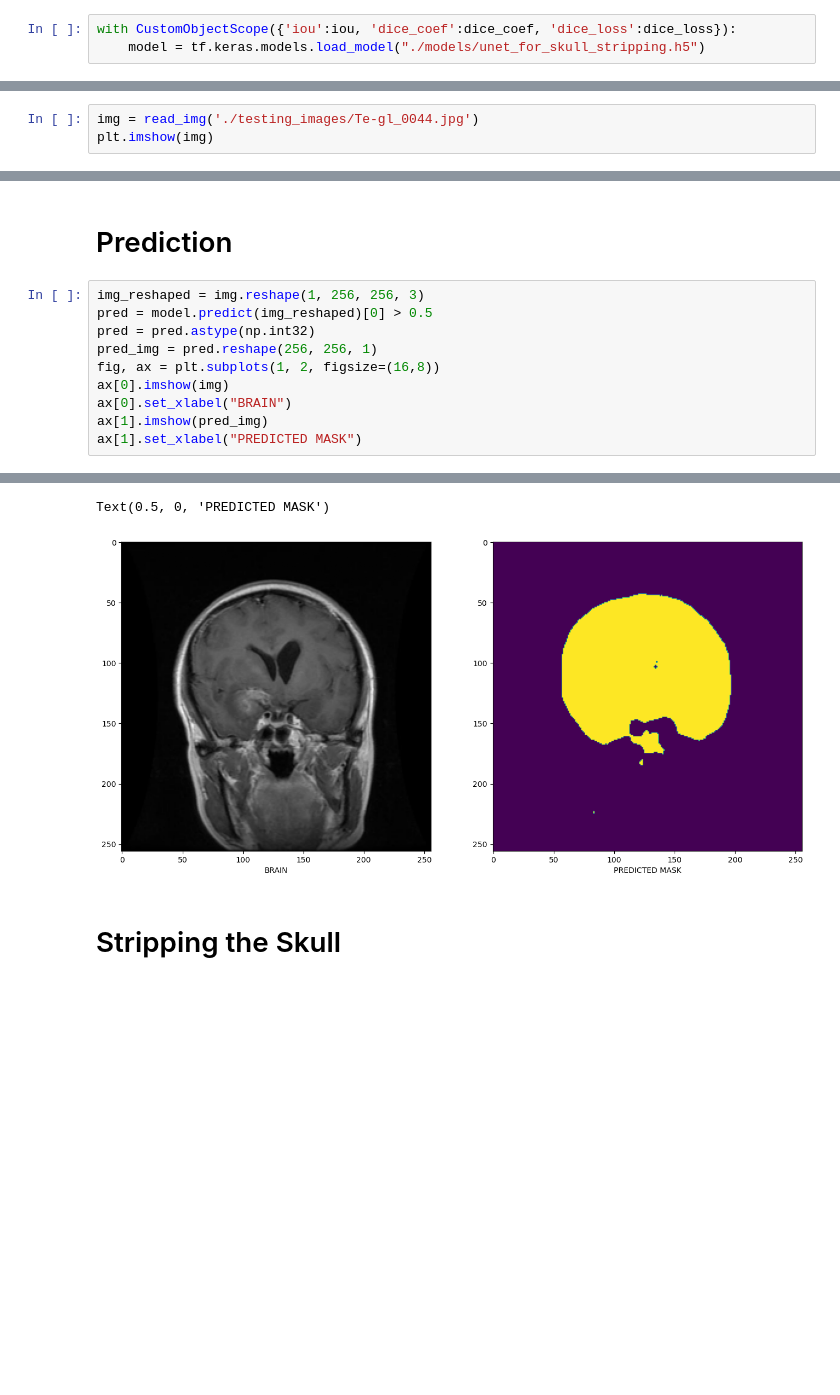
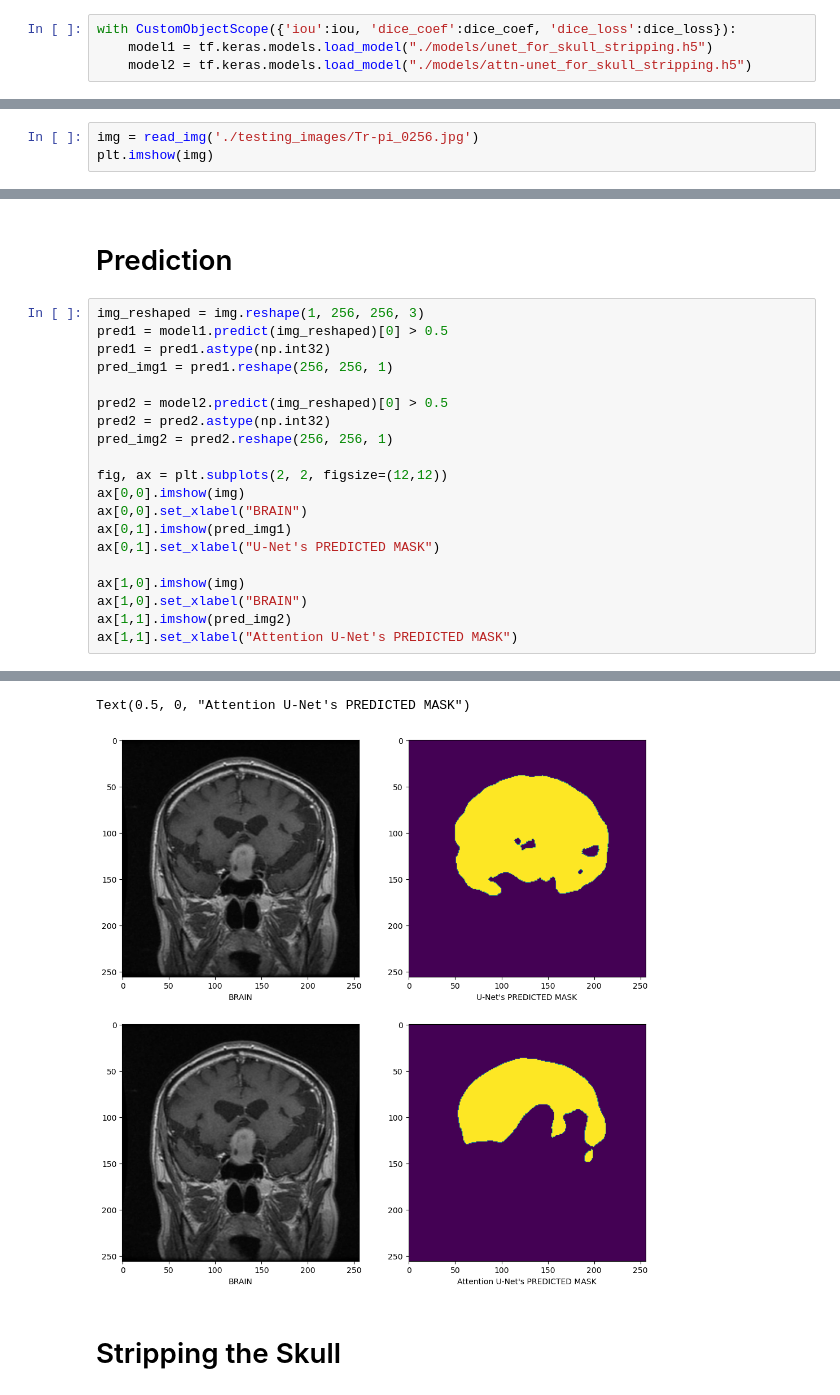
Before and after one commit to MorningStarTM/skull-stripping, a Jupyter notebook: Testing Model.ipynb, the cells around one changed output, grey strips where cells are left out. Drawn from its saved outputs; the diff is of its cells as text; blank space fills up the shorter version.

Commit message:
model testing and comparison done

```diff
--- a/Testing Model.ipynb
+++ b/Testing Model.ipynb
@@ -49,7 +49,8 @@ W,H = 256, 256
 CHANNEL = 3
 # %%
 with CustomObjectScope({'iou':iou, 'dice_coef':dice_coef, 'dice_loss':dice_loss}):
-    model = tf.keras.models.load_model("./models/unet_for_skull_stripping.h5")
+    model1 = tf.keras.models.load_model("./models/unet_for_skull_stripping.h5")
+    model2 = tf.keras.models.load_model("./models/attn-unet_for_skull_stripping.h5")
 # %%
 def read_img(path):
     img = cv2.imread(path, cv2.IMREAD_COLOR)
@@ -58,7 +59,7 @@ def read_img(path):
     img = img.astype(np.float32)
     return img
 # %%
-img = read_img('./testing_images/Te-gl_0044.jpg')
+img = read_img('./testing_images/Tr-pi_0256.jpg')
 plt.imshow(img)
 # %% [output]
 <matplotlib.image.AxesImage at 0x...>
@@ -67,12 +68,22 @@ plt.imshow(img)
 # Prediction
 # %%
 img_reshaped = img.reshape(1, 256, 256, 3)
-pred = model.predict(img_reshaped)[0] > 0.5
-pred = pred.astype(np.int32)
-pred_img = pred.reshape(256, 256, 1)
-fig, ax = plt.subplots(1, 2, figsize=(16,8))
-ax[0].imshow(img)
-ax[0].set_xlabel("BRAIN")
-ax[1].imshow(pred_img)
-ax[1].set_xlabel("PREDICTED MASK")
+pred1 = model1.predict(img_reshaped)[0] > 0.5
+pred1 = pred1.astype(np.int32)
+pred_img1 = pred1.reshape(256, 256, 1)
+
+pred2 = model2.predict(img_reshaped)[0] > 0.5
+pred2 = pred2.astype(np.int32)
+pred_img2 = pred2.reshape(256, 256, 1)
+
+fig, ax = plt.subplots(2, 2, figsize=(12,12))
+ax[0,0].imshow(img)
+ax[0,0].set_xlabel("BRAIN")
+ax[0,1].imshow(pred_img1)
+ax[0,1].set_xlabel("U-Net's PREDICTED MASK")
+
+ax[1,0].imshow(img)
+ax[1,0].set_xlabel("BRAIN")
+ax[1,1].imshow(pred_img2)
+ax[1,1].set_xlabel("Attention U-Net's PREDICTED MASK")
 # %% [output]
@@ -80,5 +92,5 @@ ax[1].set_xlabel("PREDICTED MASK")
-Text(0.5, 0, 'PREDICTED MASK')
+Text(0.5, 0, "Attention U-Net's PREDICTED MASK")
-[figure, old version]
+[figure, new version]
 # %% [markdown]
 # Stripping the Skull
 # %%
```
Also changed, not shown: parts of 6 cells of this notebook.
